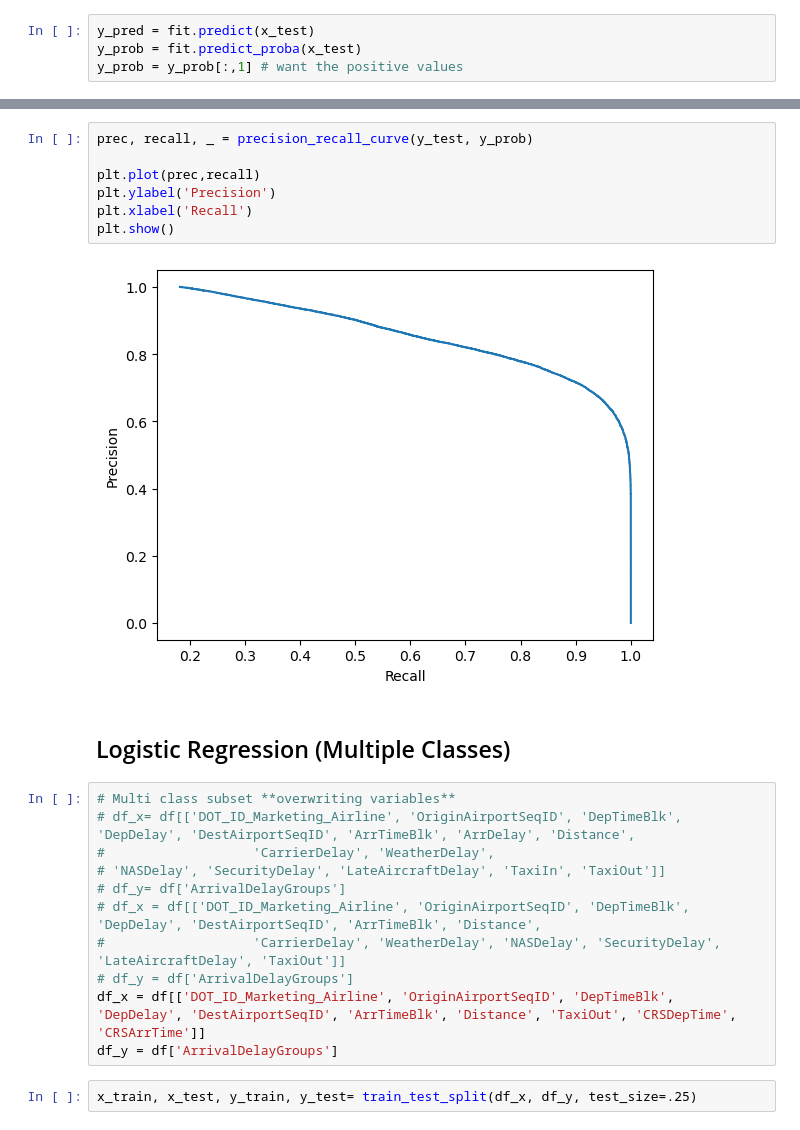
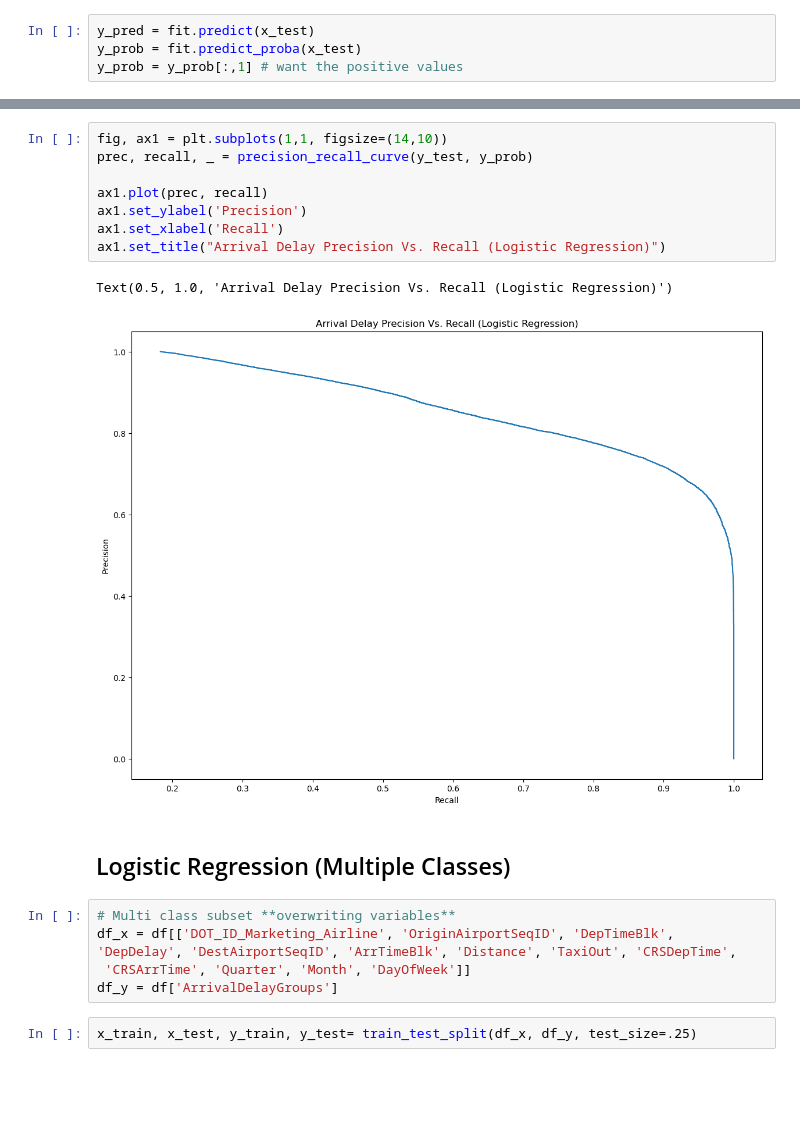
Before and after one commit to atramirez/Flight-Delays-Capstone, a Jupyter notebook: notebooks/r1_models.ipynb, the cells around one changed output, grey strips where cells are left out. Cells and saved outputs as stored; diff of their text form; blank space fills up the shorter version.

```diff
--- a/notebooks/r1_models.ipynb
+++ b/notebooks/r1_models.ipynb
@@ -79,24 +79,20 @@ AUC Score: 0.9397515081975294
-# %%
-prec, recall, _ = precision_recall_curve(y_test, y_prob)
-
-plt.plot(prec,recall)
-plt.ylabel('Precision')
-plt.xlabel('Recall')
-plt.show()
-# %% [output]
-[figure, removed]
+# %%
+fig, ax1 = plt.subplots(1,1, figsize=(14,10))
+prec, recall, _ = precision_recall_curve(y_test, y_prob)
+
+ax1.plot(prec, recall)
+ax1.set_ylabel('Precision')
+ax1.set_xlabel('Recall')
+ax1.set_title("Arrival Delay Precision Vs. Recall (Logistic Regression)")
+# %% [output]
+Text(0.5, 1.0, 'Arrival Delay Precision Vs. Recall (Logistic Regression)')
+[figure, added]
 # %% [markdown]
 ## Logistic Regression (Multiple Classes)
 # %%
 # Multi class subset **overwriting variables**
-# df_x= df[['DOT_ID_Marketing_Airline', 'OriginAirportSeqID', 'DepTimeBlk', 'DepDelay', 'DestAirportSeqID', 'ArrTimeBlk', 'ArrDelay', 'Distance',
-#                   'CarrierDelay', 'WeatherDelay',
-# 'NASDelay', 'SecurityDelay', 'LateAircraftDelay', 'TaxiIn', 'TaxiOut']]
-# df_y= df['ArrivalDelayGroups']
-# df_x = df[['DOT_ID_Marketing_Airline', 'OriginAirportSeqID', 'DepTimeBlk', 'DepDelay', 'DestAirportSeqID', 'ArrTimeBlk', 'Distance',
-#                   'CarrierDelay', 'WeatherDelay', 'NASDelay', 'SecurityDelay', 'LateAircraftDelay', 'TaxiOut']]
-# df_y = df['ArrivalDelayGroups']
-df_x = df[['DOT_ID_Marketing_Airline', 'OriginAirportSeqID', 'DepTimeBlk', 'DepDelay', 'DestAirportSeqID', 'ArrTimeBlk', 'Distance', 'TaxiOut', 'CRSDepTime', 'CRSArrTime']]
+df_x = df[['DOT_ID_Marketing_Airline', 'OriginAirportSeqID', 'DepTimeBlk', 'DepDelay', 'DestAirportSeqID', 'ArrTimeBlk', 'Distance', 'TaxiOut', 'CRSDepTime',
+ 'CRSArrTime', 'Quarter', 'Month', 'DayOfWeek']]
 df_y = df['ArrivalDelayGroups']
 # %%
 x_train, x_test, y_train, y_test= train_test_split(df_x, df_y, test_size=.25)
```
Also changed, not shown: parts of 19 cells of this notebook.
